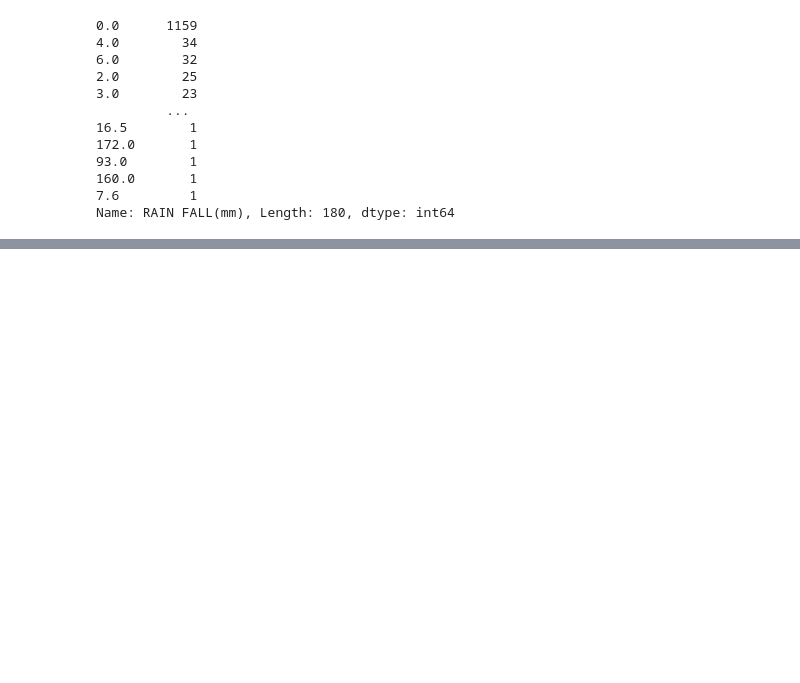
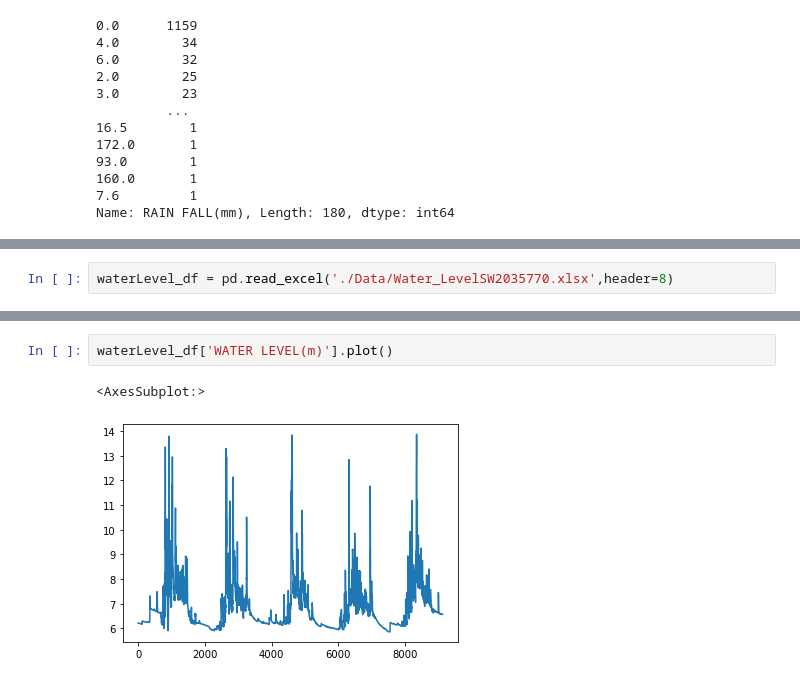
Before and after one commit to Salekeen/Flood-Detection, a Jupyter notebook: preprocessing.ipynb, the cells around one changed output, grey strips where cells are left out. Drawn from its saved outputs; the diff is of its cells as text; blank space fills up the shorter version.

```diff
--- a/preprocessing.ipynb
+++ b/preprocessing.ipynb
@@ -51,0 +61,2 @@ Name: RAIN FALL(mm), Length: 180, dtype: int64
+# %%
+waterLevel_df = pd.read_excel('./Data/Water_LevelSW2035770.xlsx',header=8)
@@ -51,0 +99,5 @@ Name: RAIN FALL(mm), Length: 180, dtype: int64
+# %%
+waterLevel_df['WATER LEVEL(m)'].plot()
+# %% [output]
+<AxesSubplot:>
+[figure, added]
```
Also changed, not shown: parts of 7 cells of this notebook.
